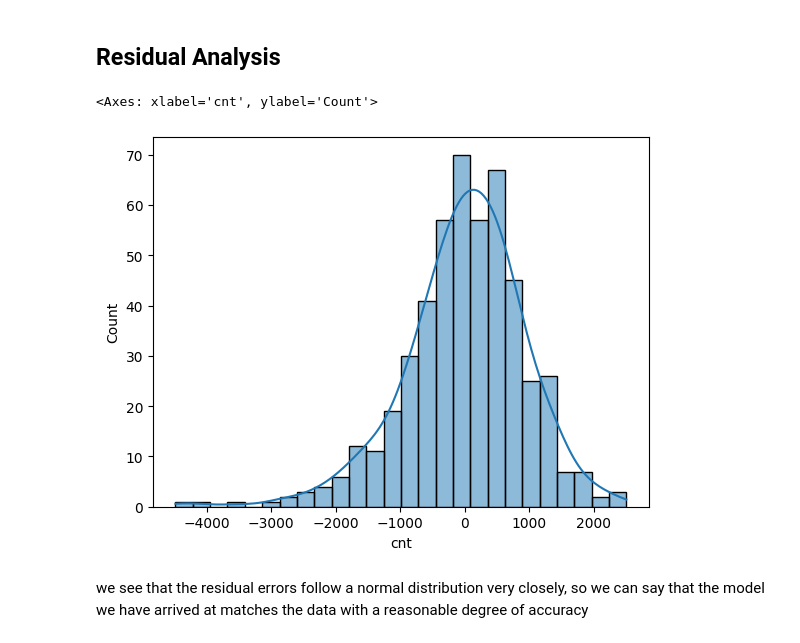
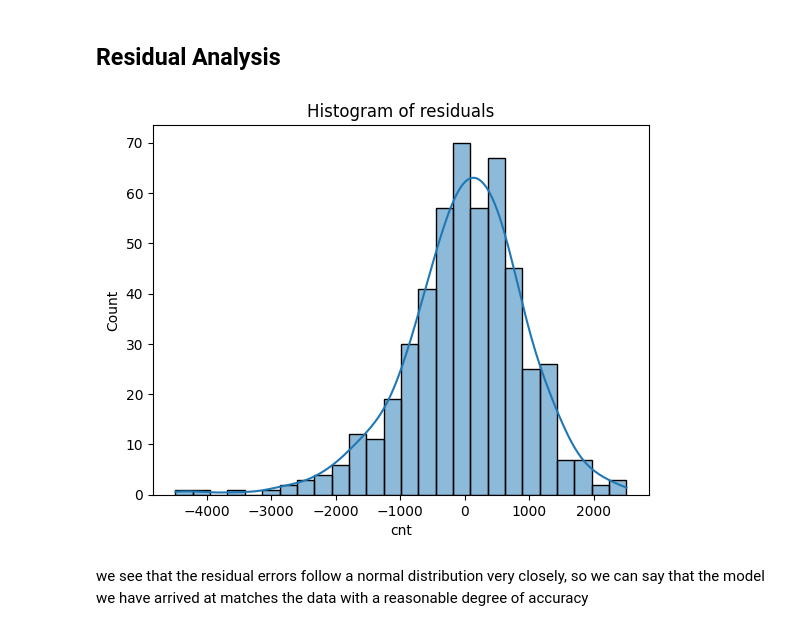
Before and after one commit to ppauljonathan/BikeSharing, a Jupyter notebook: BikeSharing.ipynb, the cells around one changed output. Cells and saved outputs as stored; diff of their text form; code cells hidden in the pictures.

```diff
--- a/BikeSharing.ipynb
+++ b/BikeSharing.ipynb
@@ -521,8 +528,10 @@ y_train_pred = final_model.predict(final_X_train)
 res = y_train - y_train_pred
 # %%
 sns.histplot(res, kde=True)
+
+plt.title('Histogram of residuals')
+plt.show()
 # %% [output]
-<Axes: xlabel='cnt', ylabel='Count'>
-[figure, old version]
+[figure, new version]
 # %% [markdown]
 we see that the residual errors follow a normal distribution very closely, so we can say that the model we have arrived at matches the data with a reasonable degree of accuracy
```
Also changed, not shown: parts of 14 cells of this notebook, 1 other file.
